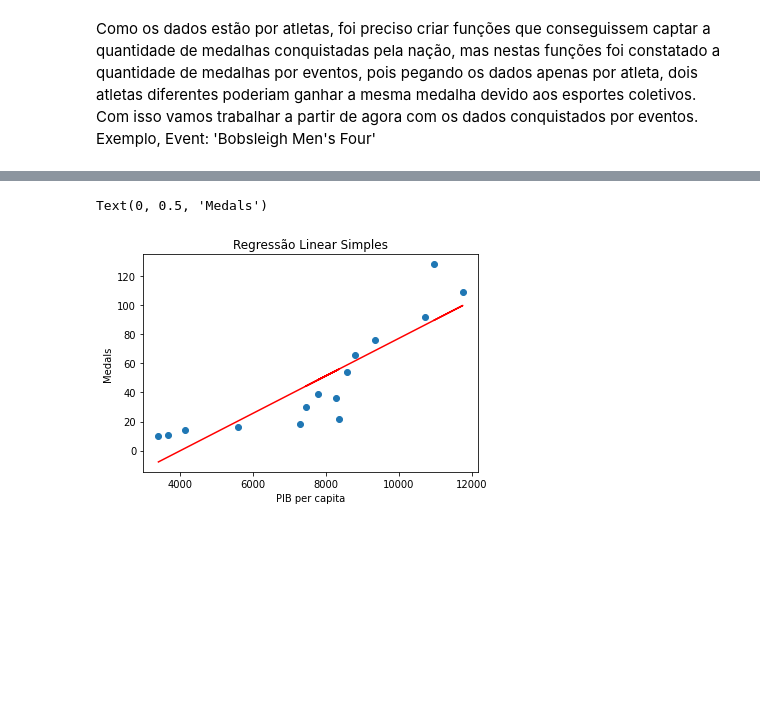
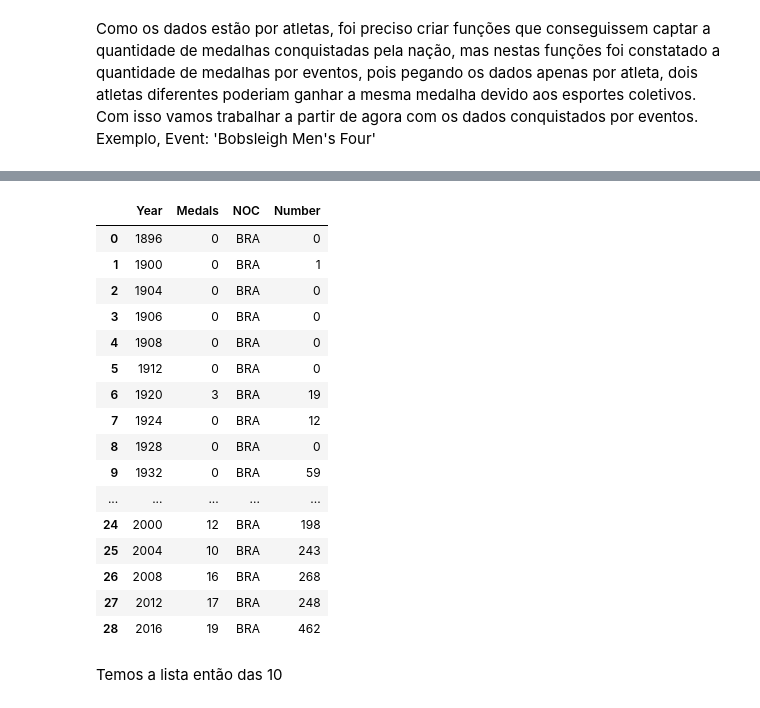
Before and after one commit to luciansantana/olympic-games, a Jupyter notebook: Olimpiadas.ipynb, the cells around one changed output, grey strips where cells are left out. Drawn from its saved outputs; the diff is of its cells as text; code cells hidden in the pictures; blank space fills up the shorter version.

```diff
--- a/Olimpiadas.ipynb
+++ b/Olimpiadas.ipynb
@@ -269,17 +155,22 @@ memory usage: 360.0 bytes
-# %%
-X = bra_ajustado['PIB per capita'].values
-sc = StandardScaler()
-X = X.reshape(-1,1)
-y = bra_ajustado['Medals'].values
-regressor = LinearRegression()
-regressor.fit(X,y)
-regressor.coef_
-regressor.intercept_
-plt.scatter(X,y)
-plt.plot(X,regressor.predict(X),color = 'red')
-plt.title('Regressão Linear Simples')
-plt.xlabel('PIB per capita')
-plt.ylabel('Medals')
-# %% [output]
-Text(0, 0.5, 'Medals')
-[figure, removed]
+# %%
+medalseason('BRA')
+# %% [output]
+|  | Year | Medals | NOC | Number |
+| 0 | 1896 | 0 | BRA | 0 |
+| 1 | 1900 | 0 | BRA | 1 |
+| 2 | 1904 | 0 | BRA | 0 |
+| 3 | 1906 | 0 | BRA | 0 |
+| 4 | 1908 | 0 | BRA | 0 |
+| 5 | 1912 | 0 | BRA | 0 |
+| 6 | 1920 | 3 | BRA | 19 |
+| 7 | 1924 | 0 | BRA | 12 |
+| 8 | 1928 | 0 | BRA | 0 |
+| 9 | 1932 | 0 | BRA | 59 |
+| ... | ... | ... | ... | ... |
+| 24 | 2000 | 12 | BRA | 198 |
+| 25 | 2004 | 10 | BRA | 243 |
+| 26 | 2008 | 16 | BRA | 268 |
+| 27 | 2012 | 17 | BRA | 248 |
+| 28 | 2016 | 19 | BRA | 462 |
+# %% [markdown]
+Temos a lista então das 10
```
Also changed, not shown: parts of 23 cells of this notebook.
